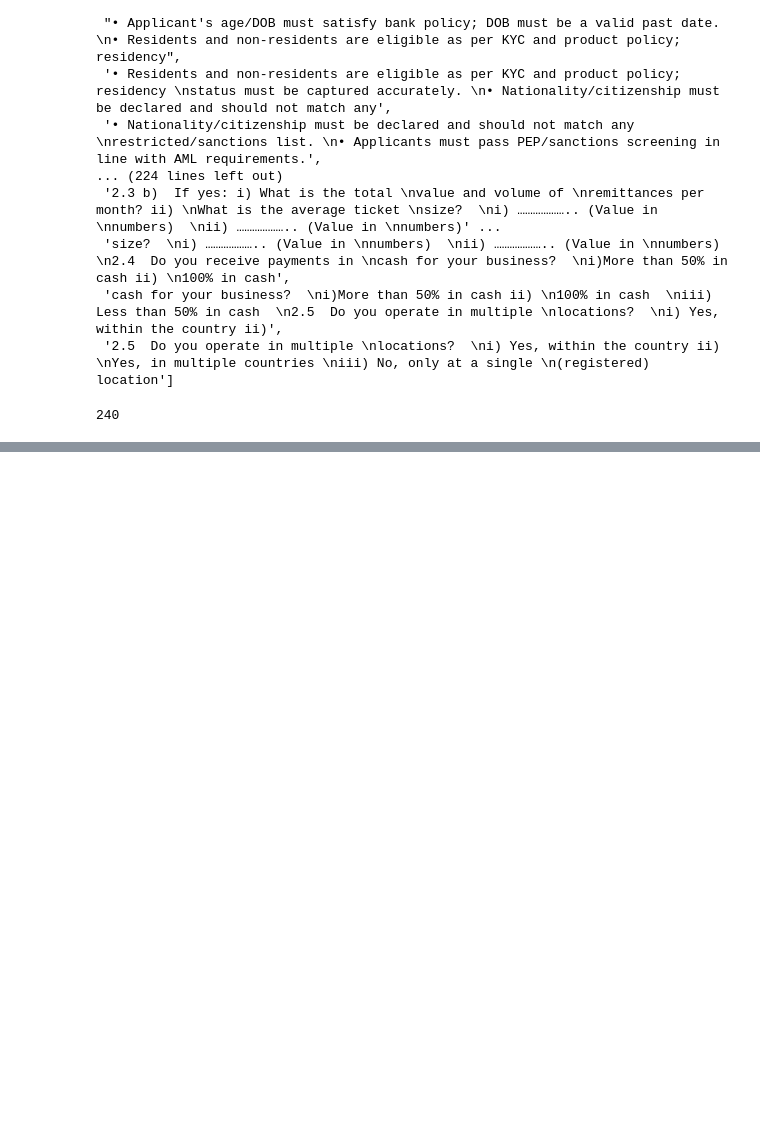
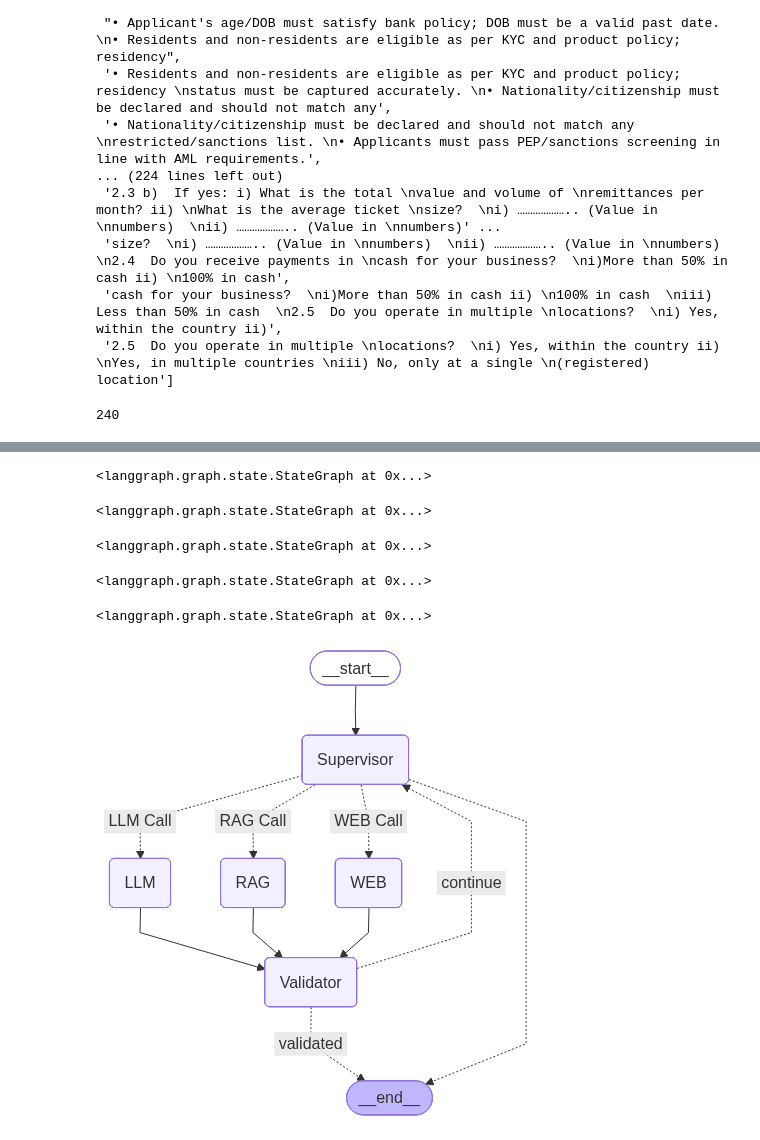
Before and after one commit to prathamgandhi-cloud/agentic_2.0, a Jupyter notebook: LangGraph_Learning/8-June-React_agent_1.ipynb, the cells around one changed output, grey strips where cells are left out. Drawn from its saved outputs; the diff is of its cells as text; code cells hidden in the pictures; blank space fills up the shorter version.

```diff
--- a/langgraph/React_agent_1.ipynb
+++ b/LangGraph_Learning/8-June-React_agent_1.ipynb
@@ -114,0 +460,32 @@ retreiver.invoke("Give me informration relted to cybercrime")
+# %%
+workflow_new.add_node("Validator",validator_func)
+# %% [output]
+<langgraph.graph.state.StateGraph at 0x...>
+# %%
+workflow_new.add_edge("RAG","Validator")
+# %% [output]
+<langgraph.graph.state.StateGraph at 0x...>
+# %%
+workflow_new.add_edge("LLM","Validator")
+# %% [output]
+<langgraph.graph.state.StateGraph at 0x...>
+# %%
+workflow_new.add_edge("WEB","Validator")
+# %% [output]
+<langgraph.graph.state.StateGraph at 0x...>
+# %%
+workflow_new.add_conditional_edges(
+    "Validator",
+    validator_router_func,{
+        "continue":"Supervisor",
+        "validated":END
+    }
+)
+# %% [output]
+<langgraph.graph.state.StateGraph at 0x...>
+# %%
+app_new=workflow_new.compile()
+from IPython.display import Image,display
+display(Image(app_new.get_graph().draw_mermaid_png(max_retries=5,retry_delay=2)))
+# %% [output]
+[figure, added]
```
Also changed, not shown: parts of 47 cells of this notebook, 7 other files.
